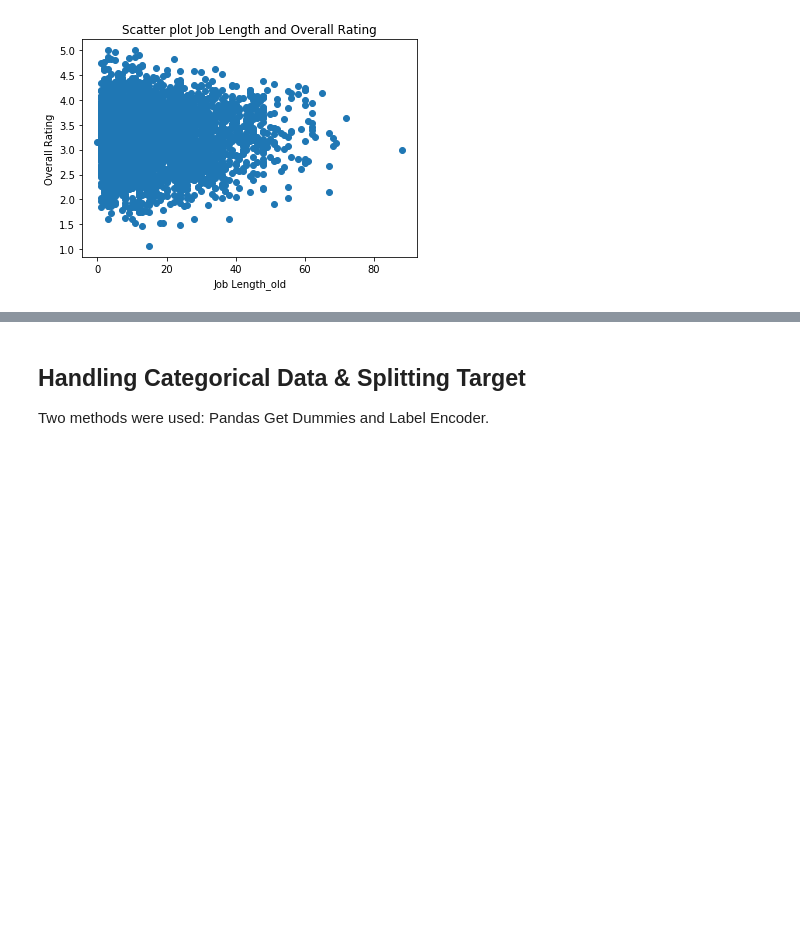
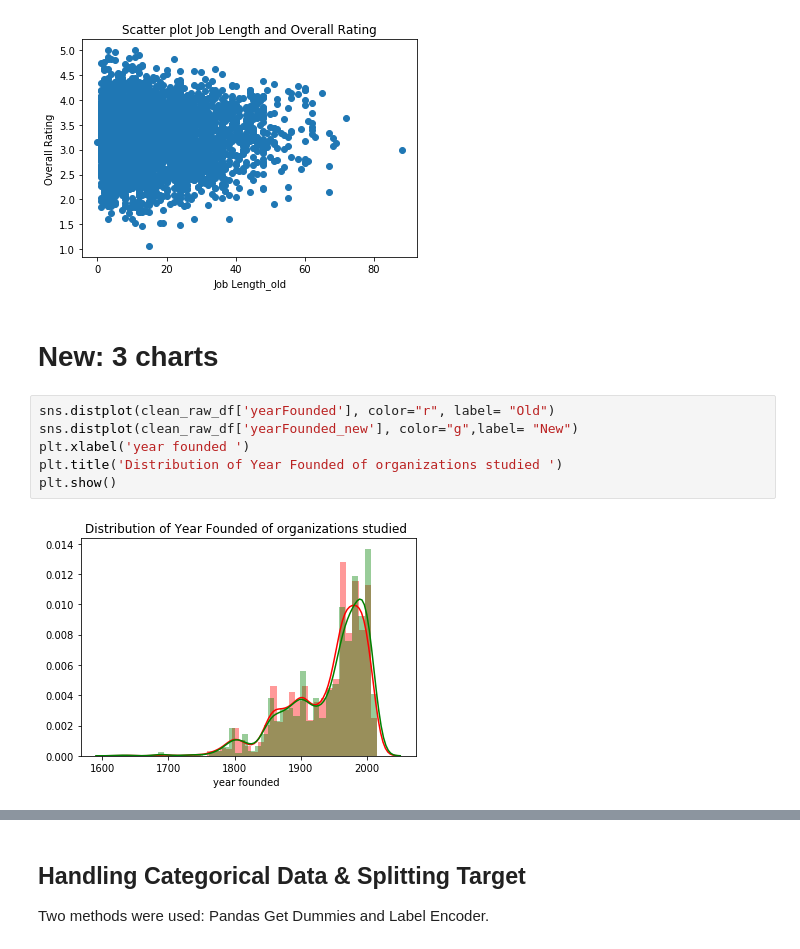
Before and after one commit to steve98654/attrition, a Jupyter notebook: src/Glassdoorattrition v2.ipynb, the cells around one changed output, grey strips where cells are left out. Drawn from its saved outputs; the diff is of its cells as text; blank space fills up the shorter version.

Commit message:
Added new charts (2 dist plts and Box-plot)

```diff
--- a/src/Glassdoorattrition v2.ipynb
+++ b/src/Glassdoorattrition v2.ipynb
@@ -311,3 +309,13 @@ plt.ylabel('Overall Rating')
 # %% [output]
 Text(0,0.5,'Overall Rating')
 [figure]
+# %% [markdown]
+# New: 3 charts
+# %%
+sns.distplot(clean_raw_df['yearFounded'], color="r", label= "Old")
+sns.distplot(clean_raw_df['yearFounded_new'], color="g",label= "New")
+plt.xlabel('year founded ')
+plt.title('Distribution of Year Founded of organizations studied ')
+plt.show()
+# %% [output]
+[figure, added]
```
Also changed, not shown: parts of 5 cells of this notebook.
